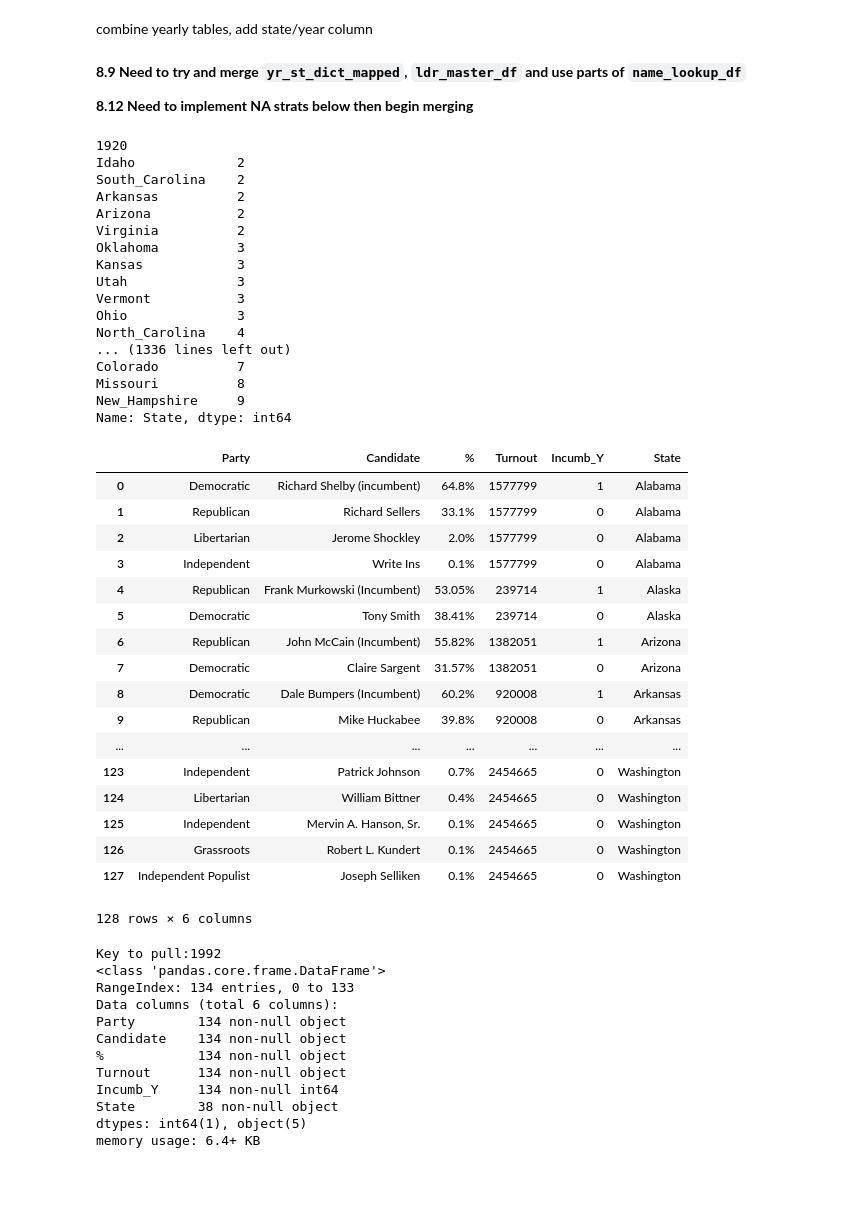
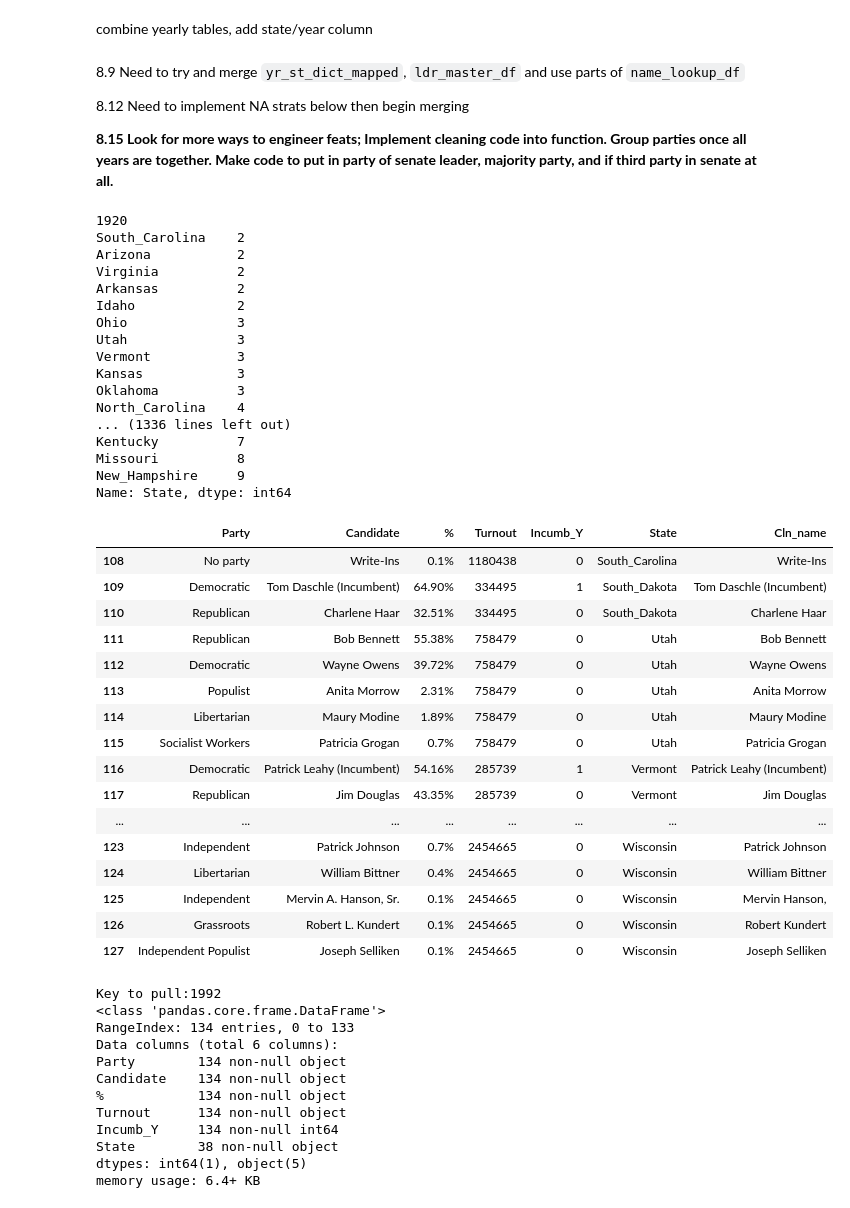
Before and after one commit to dfuller22/US_Senate_Election_Predictor, a Jupyter notebook: PlayG2.ipynb, the cells around one changed output. Cells and saved outputs as stored; diff of their text form; code cells hidden in the pictures; blank space fills up the shorter version.

Commit message:
Update
Adding functionality to NA handler, feat. engineering

```diff
--- a/PlayG2.ipynb
+++ b/PlayG2.ipynb
@@ -60,8 +60,8 @@ reload(dlf)
 # yr_st_dict_mapped = dlf.st_election_state_mapper(yr_st_dict_joined, name_lookup_df)
 # print(('---'*10)+'Step 4 Complete!'+('---'*10))
 
-yr_st_mapped_full = dlf.yr_st_mapped_NA_handler(yr_st_dict_mapped)
-print(('---'*10)+'Step 5 Complete!'+('---'*10))
+# yr_st_mapped_full = dlf.yr_st_mapped_NA_handler(yr_st_dict_mapped)
+# print(('---'*10)+'Step 5 Complete!'+('---'*10))
 # %% [output]
 4 NA operations completed.
 ------------------------------Step 5 Complete!------------------------------
@@ -149,9 +149,9 @@ print(('---'*10)+'Step 5 Complete!'+('---'*10))
 #     yr_sum_tables = pickle.load(f)
 #     f.close()
 # %%
-with open('yr_sum_dict.pickle', 'rb') as f:
-    yr_sum_dict = pickle.load(f)
-    f.close()
+# with open('yr_sum_dict.pickle', 'rb') as f:
+#     yr_sum_dict = pickle.load(f)
+#     f.close()
 # %%
 with open('name_lookup_df.pickle', 'rb') as f:
     name_lookup_df = pickle.load(f)
@@ -286,9 +396,11 @@ memory usage: 8.2+ KB
 # %% [markdown]
 combine yearly tables, add state/year column
 # %% [markdown]
-**8.9 Need to try and merge `yr_st_dict_mapped`, `ldr_master_df` and use parts of `name_lookup_df`**
+8.9 Need to try and merge `yr_st_dict_mapped`, `ldr_master_df` and use parts of `name_lookup_df`
 
-**8.12 Need to implement NA strats below then begin merging**
+8.12 Need to implement NA strats below then begin merging
+
+**8.15 Look for more ways to engineer feats; Implement cleaning code into function. Group parties once all years are together. Make code to put in party of senate leader, majority party, and if third party in senate at all.**
 # %%
 for year in yr_st_mapped_full:
     table = yr_st_mapped_full[year]
@@ -296,46 +408,45 @@ for year in yr_st_mapped_full:
     print(table['State'].value_counts(ascending=True))
 # %% [output]
 1920
-Idaho             2
 South_Carolina    2
-Arkansas          2
 Arizona           2
 Virginia          2
-Oklahoma          3
-Kansas            3
+Arkansas          2
+Idaho             2
+Ohio              3
 Utah              3
 Vermont           3
-Ohio              3
+Kansas            3
+Oklahoma          3
 North_Carolina    4
 ... (1336 lines left out)
-Colorado          7
+Kentucky          7
 Missouri          8
 New_Hampshire     9
 Name: State, dtype: int64
 # %%
-yr_st_mapped_full['1992']
+test = yr_st_mapped_full['1992'].copy()
 # test['State'].fillna(method='ffill', inplace=True)
 # display(test.info())
-# test.head(20)
+test.tail(20)
 # %% [output]
-|  | Party | Candidate | % | Turnout | Incumb_Y | State |
-| 0 | Democratic | Richard Shelby (incumbent) | 64.8% | 1577799 | 1 | Alabama |
-| 1 | Republican | Richard Sellers | 33.1% | 1577799 | 0 | Alabama |
-| 2 | Libertarian | Jerome Shockley | 2.0% | 1577799 | 0 | Alabama |
-| 3 | Independent | Write Ins | 0.1% | 1577799 | 0 | Alabama |
-| 4 | Republican | Frank Murkowski (Incumbent) | 53.05% | 239714 | 1 | Alaska |
-| 5 | Democratic | Tony Smith | 38.41% | 239714 | 0 | Alaska |
-| 6 | Republican | John McCain (Incumbent) | 55.82% | 1382051 | 1 | Arizona |
-| 7 | Democratic | Claire Sargent | 31.57% | 1382051 | 0 | Arizona |
-| 8 | Democratic | Dale Bumpers (Incumbent) | 60.2% | 920008 | 1 | Arkansas |
-| 9 | Republican | Mike Huckabee | 39.8% | 920008 | 0 | Arkansas |
-| ... | ... | ... | ... | ... | ... | ... |
-| 123 | Independent | Patrick Johnson | 0.7% | 2454665 | 0 | Washington |
-| 124 | Libertarian | William Bittner | 0.4% | 2454665 | 0 | Washington |
-| 125 | Independent | Mervin A. Hanson, Sr. | 0.1% | 2454665 | 0 | Washington |
-| 126 | Grassroots | Robert L. Kundert | 0.1% | 2454665 | 0 | Washington |
-| 127 | Independent Populist | Joseph Selliken | 0.1% | 2454665 | 0 | Washington |
+|  | Party | Candidate | % | Turnout | Incumb_Y | State | Cln_name |
+| 108 | No party | Write-Ins | 0.1% | 1180438 | 0 | South_Carolina | Write-Ins |
+| 109 | Democratic | Tom Daschle (Incumbent) | 64.90% | 334495 | 1 | South_Dakota | Tom Daschle (Incumbent) |
+| 110 | Republican | Charlene Haar | 32.51% | 334495 | 0 | South_Dakota | Charlene Haar |
+| 111 | Republican | Bob Bennett | 55.38% | 758479 | 0 | Utah | Bob Bennett |
+| 112 | Democratic | Wayne Owens | 39.72% | 758479 | 0 | Utah | Wayne Owens |
+| 113 | Populist | Anita Morrow | 2.31% | 758479 | 0 | Utah | Anita Morrow |
+| 114 | Libertarian | Maury Modine | 1.89% | 758479 | 0 | Utah | Maury Modine |
+| 115 | Socialist Workers | Patricia Grogan | 0.7% | 758479 | 0 | Utah | Patricia Grogan |
+| 116 | Democratic | Patrick Leahy (Incumbent) | 54.16% | 285739 | 1 | Vermont | Patrick Leahy (Incumbent) |
+| 117 | Republican | Jim Douglas | 43.35% | 285739 | 0 | Vermont | Jim Douglas |
+| ... | ... | ... | ... | ... | ... | ... | ... |
+| 123 | Independent | Patrick Johnson | 0.7% | 2454665 | 0 | Wisconsin | Patrick Johnson |
+| 124 | Libertarian | William Bittner | 0.4% | 2454665 | 0 | Wisconsin | William Bittner |
+| 125 | Independent | Mervin A. Hanson, Sr. | 0.1% | 2454665 | 0 | Wisconsin | Mervin Hanson, |
+| 126 | Grassroots | Robert L. Kundert | 0.1% | 2454665 | 0 | Wisconsin | Robert Kundert |
+| 127 | Independent Populist | Joseph Selliken | 0.1% | 2454665 | 0 | Wisconsin | Joseph Selliken |
-128 rows × 6 columns
 # %%
 test1 = dlf.table_checker(dict_=yr_st_mapped_full)
 # display(test1.head(10))#[25:35])
```
Also changed, not shown: parts of 15 cells of this notebook, 5 other files.
